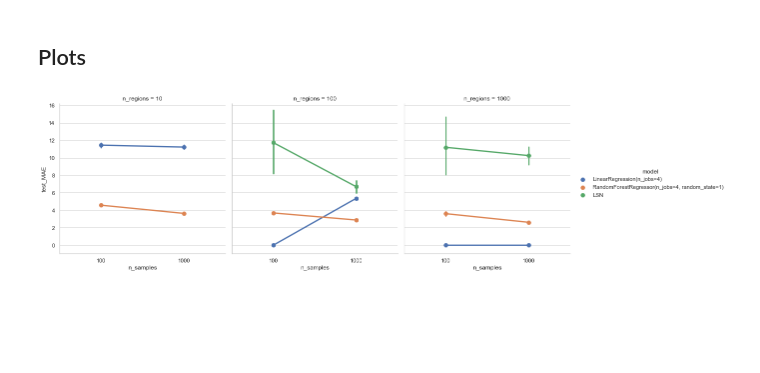
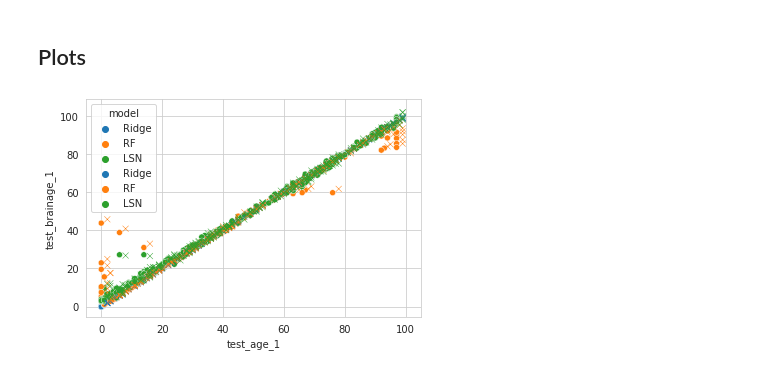
Before and after one commit to nikhil153/brain-diff, a Jupyter notebook: 7_brain_diff_sim.ipynb, the cells around one changed output. Cells and saved outputs as stored; diff of their text form; code cells hidden in the pictures; blank space fills up the shorter version.

```diff
--- a/7_brain_diff_sim.ipynb
+++ b/7_brain_diff_sim.ipynb
@@ -254,15 +356,10 @@ perf_df.to_csv("results/simulation/brain_diff_sim_twinmodels_run_1.csv")
 # %% [markdown]
 ## Plots
-# %%
-palette = 'husl'
-sns.set(font_scale=1)
-
-plot_df = base_df.append(LSN_df).copy()
-# my_models = plot_df["model"].unique()
-# plot_df['model'] = plot_df['model'].replace({my_models[2]: "LSN", my_models[3]: "LSN", my_models[4]: "LSN"})
-
-plot_df["test_MAE"] = 100*plot_df["test_MAE"]
-with sns.axes_style("whitegrid"):
-    g = sns.catplot(y="test_MAE",x="n_samples",hue="model",col="n_regions", kind="point", data=plot_df, aspect=1)
-# %% [output]
-[figure, removed]
+# %%
+plot_df = perf_df[(perf_df["followup_interval"]==2)&(perf_df["n_regions"]==1000)].copy()
+
+with sns.axes_style("whitegrid"):
+    g = sns.scatterplot(x="test_age_1",y="test_brainage_1",hue="model", marker="o", data=plot_df)
+    g = sns.scatterplot(x="test_age_2",y="test_brainage_2",hue="model", marker="x", data=plot_df)
+# %% [output]
+[figure, added]
```
Also changed, not shown: parts of 14 cells of this notebook, 1 other file.
